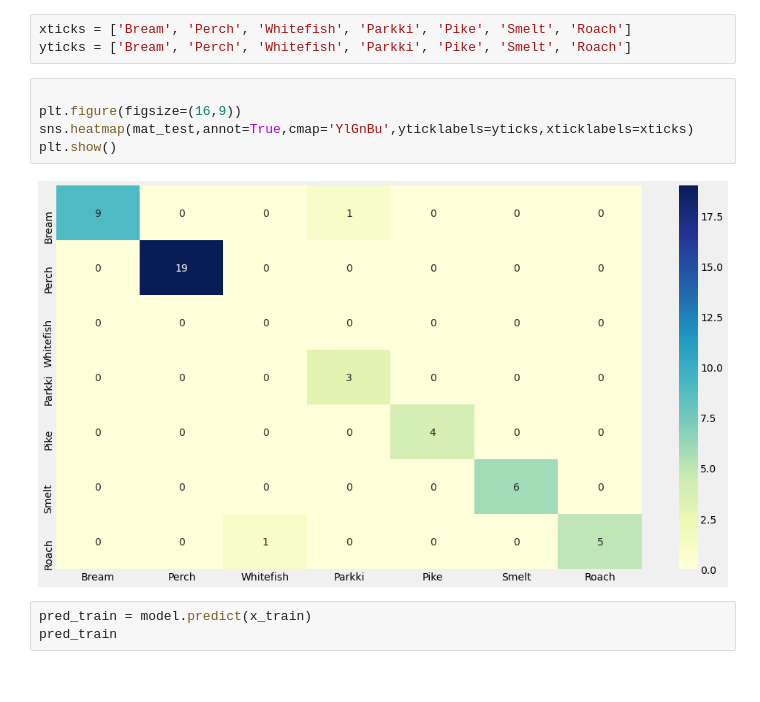
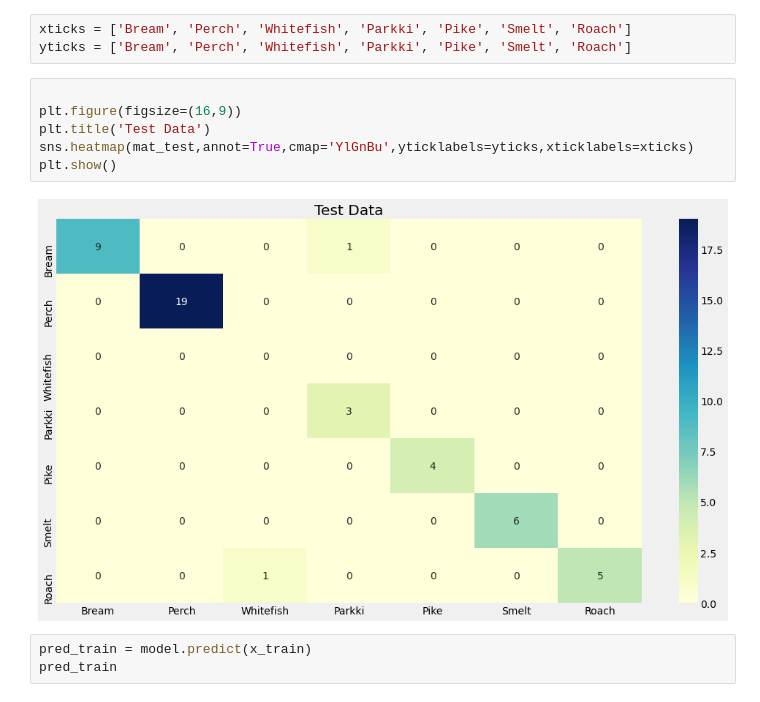
Before and after one commit to NaNdalal-dev/Fish-market, a Jupyter notebook: fish market.ipynb, the cells around one changed output. Saved outputs shown, nothing was run; the diff lists cells and outputs as text.

```diff
--- a/fish market.ipynb
+++ b/fish market.ipynb
@@ -150,10 +150,11 @@ yticks = ['Bream', 'Perch', 'Whitefish', 'Parkki', 'Pike', 'Smelt', 'Roach']
 # %%
 
 plt.figure(figsize=(16,9))
+plt.title('Test Data')
 sns.heatmap(mat_test,annot=True,cmap='YlGnBu',yticklabels=yticks,xticklabels=xticks)
 plt.show()
 # %% [output]
-[figure, old version]
+[figure, new version]
 # %%
 pred_train = model.predict(x_train)
 pred_train
```
Also changed, not shown: parts of 1 cell of this notebook.
